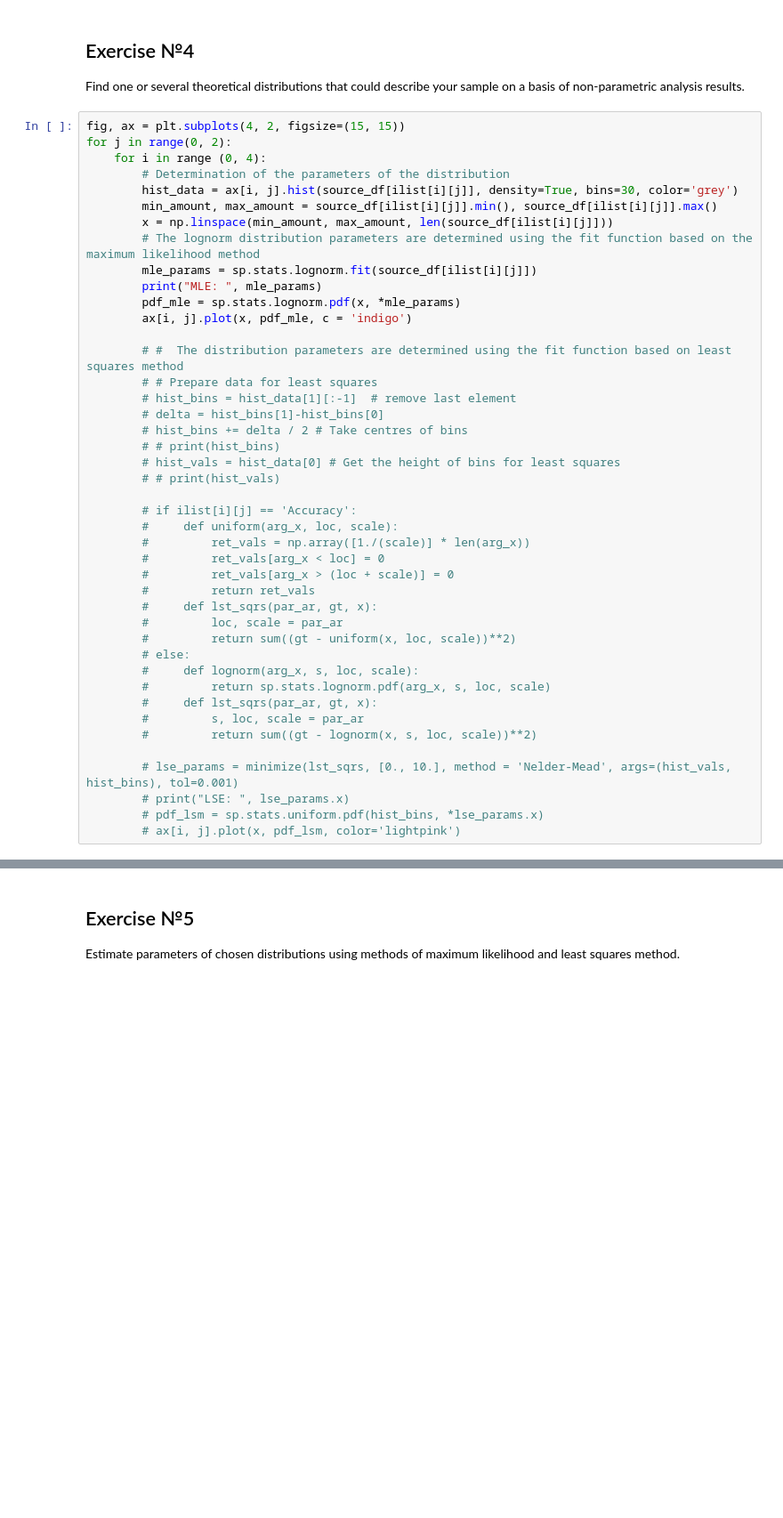
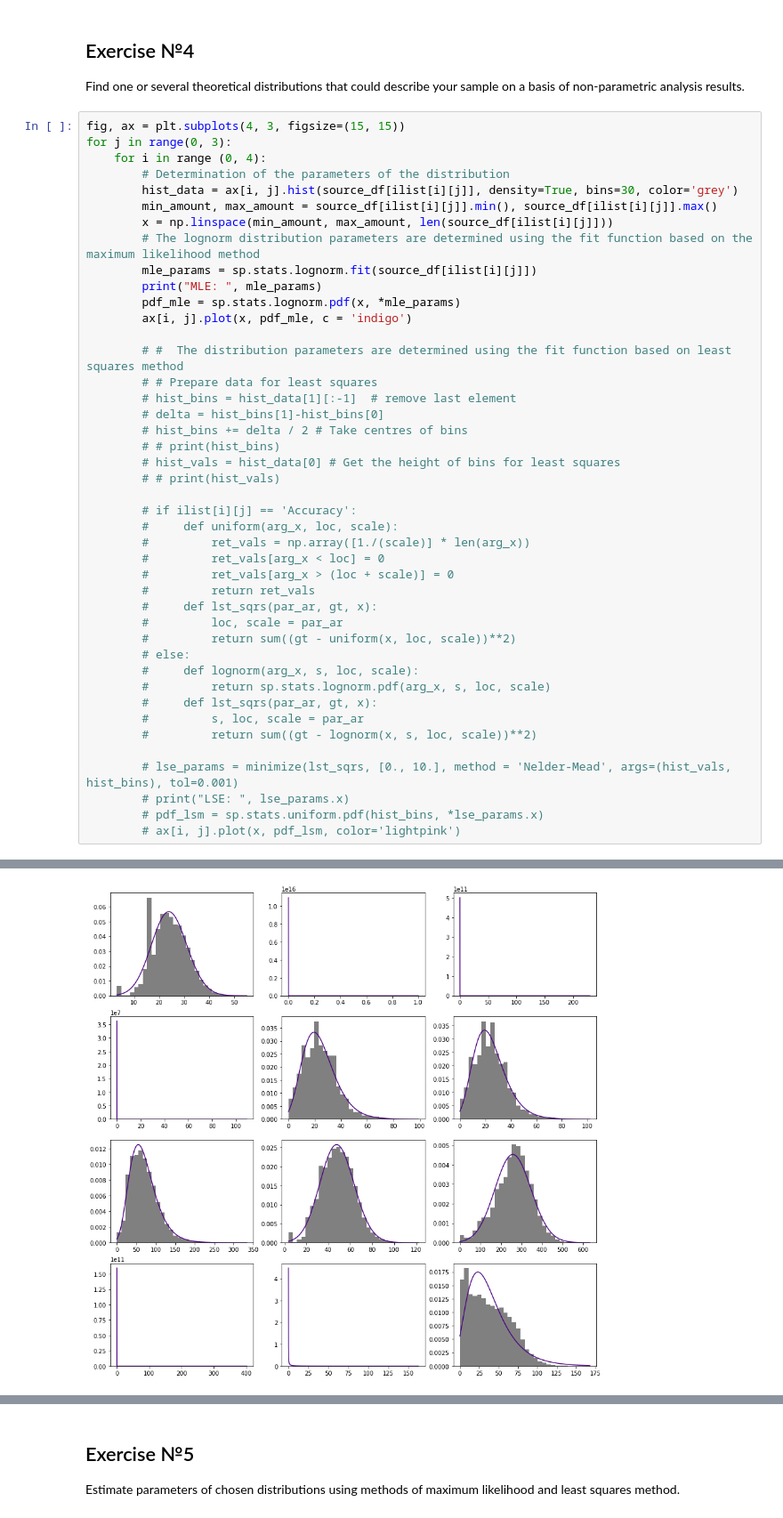
Before and after one commit to vandosik/M-M-MSA, a Jupyter notebook: Lab_1/lab_1_3thDataset.ipynb, the cells around one changed output, grey strips where cells are left out. Shown at 89% size. Drawn from its saved outputs; the diff is of its cells as text; blank space fills up the shorter version.

```diff
--- a/Lab_1/lab_1_3thDataset.ipynb
+++ b/Lab_1/lab_1_3thDataset.ipynb
@@ -136,8 +142,8 @@ boxplot5 = source_df.boxplot(column=['blueTotalMinionKills'], whis=3., vert=Fals
 ## Exercise №4
 Find one or several theoretical distributions that could describe your sample on a basis of non-parametric analysis results.
 # %%
-fig, ax = plt.subplots(4, 2, figsize=(15, 15))
-for j in range(0, 2):
+fig, ax = plt.subplots(4, 3, figsize=(15, 15))
+for j in range(0, 3):
     for i in range (0, 4):
         # Determination of the parameters of the distribution
         hist_data = ax[i, j].hist(source_df[ilist[i][j]], density=True, bins=30, color='grey')
@@ -178,3 +184,4 @@ for j in range(0, 2):
         # print("LSE: ", lse_params.x)
         # pdf_lsm = sp.stats.uniform.pdf(hist_bins, *lse_params.x)
         # ax[i, j].plot(x, pdf_lsm, color='lightpink')
+# %% [output]
@@ -181,3 +200,4 @@ for j in range(0, 2):
+[figure, added]
 # %%
 plt.figure(figsize=(13, 8))
 # Determination of the parameters of the distribution
```
Also changed, not shown: parts of 6 cells of this notebook, 1 other file.
